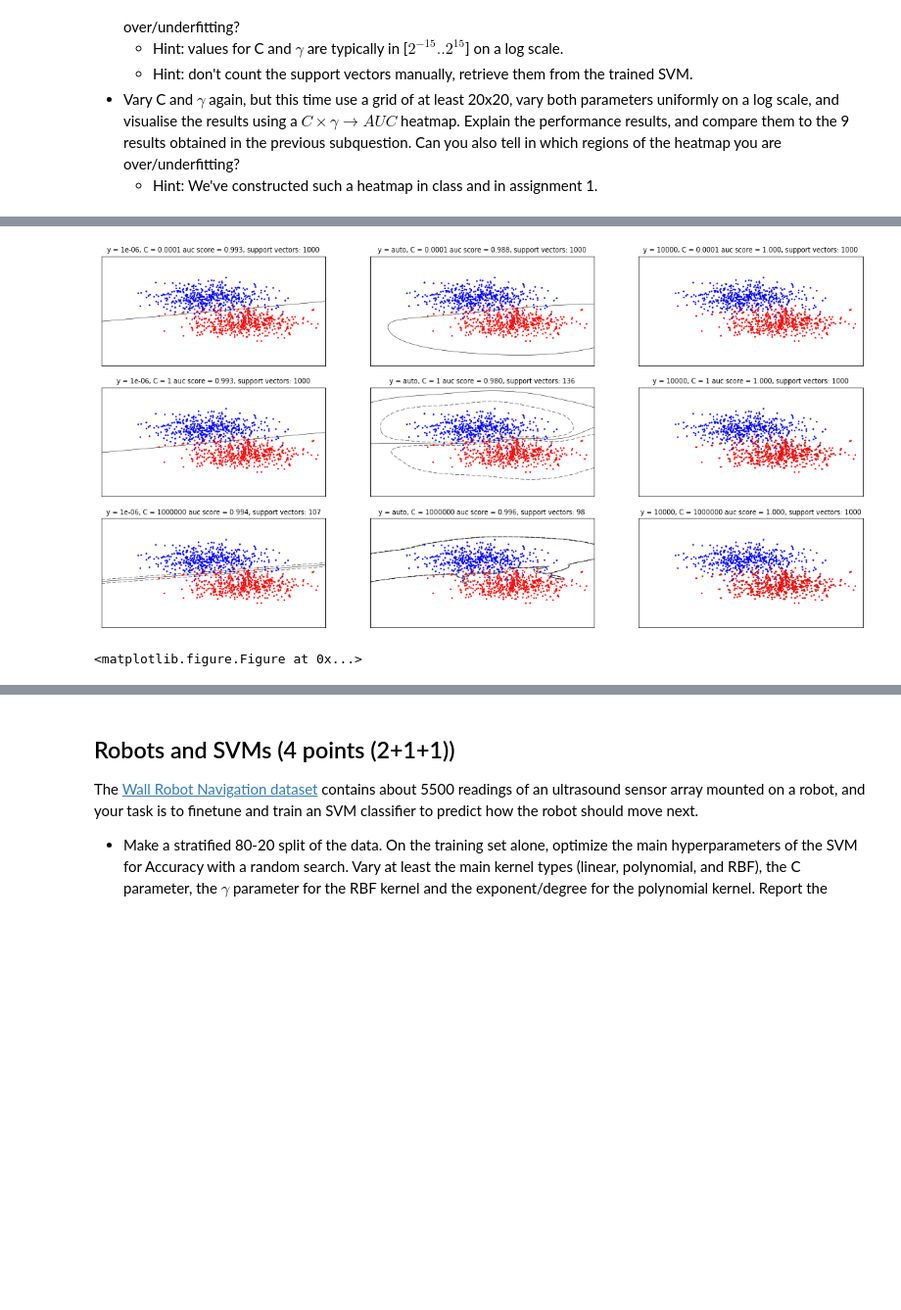
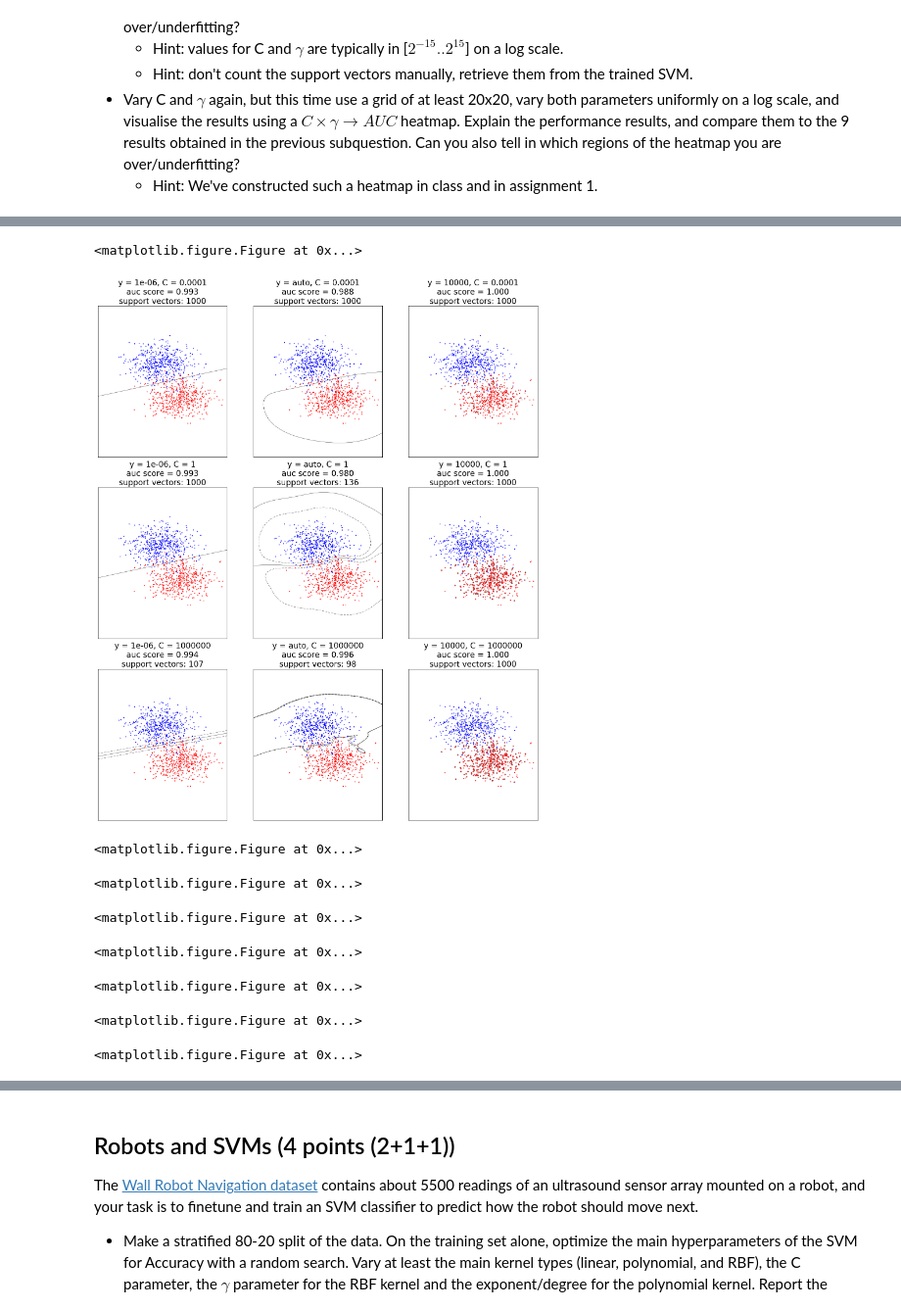
Before and after one commit to Zilarion/2IMW30-Assignment-1, a Jupyter notebook: Assignment 2.ipynb, the cells around one changed output, grey strips where cells are left out. Shown at 98% size. Drawn from its saved outputs; the diff is of its cells as text; code cells hidden in the pictures; blank space fills up the shorter version.

```diff
--- a/Assignment 2.ipynb
+++ b/Assignment 2.ipynb
@@ -41,7 +42,7 @@ for kernel, i in zip(['linear', 'poly', 'rbf'], range(3)):
     svc_auc = roc_auc_score(Y, clf.decision_function(X))
 
     # plot the line, the points, and the nearest vectors to the plane
-    axes[i].set_title('kernel = {}, 10-cv score = {:.3f}, auc score = {:.3f}'.format(kernel, np.mean(tenfoldscore), np.mean(svc_auc) ))
+    axes[i].set_title('kernel = {}\n10-cv score = {:.3f}\nauc score = {:.3f}'.format(kernel, np.mean(tenfoldscore), np.mean(svc_auc) ), fontsize=26)
     axes[i].scatter(X[:, 0], X[:, 1], c=Y, zorder=10, s=2, cmap=plt.cm.bwr)
 
     #plt.axis('tight')
@@ -74,7 +75,7 @@ gamma_range = [10**-6, "auto", 10**4]
 
 i = 0
 
-fig, axes = plt.subplots(3, 3, figsize=(20, 10))
+fig, axes = plt.subplots(3, 3, figsize=(20, 24))
 axes = axes.flatten()
 
 for C in C_range:
@@ -84,37 +85,44 @@ for C in C_range:
 
         svc_auc = roc_auc_score(Y, clf.decision_function(X))
 
         num_support_vectors = np.sum(clf.n_support_)
 
         # plot the line, the points, and the nearest vectors to the plane
-        plt.figure(fignum, figsize=(3, 3))
-        axes[i].set_title('y = {}, C = {} auc score = {:.3f}, support vectors: {}'.format(y, C, np.mean(svc_auc), num_support_vectors))
+        plt.figure(i, figsize=(4, 4))
+        axes[i].set_title('y = {}, C = {}\nauc score = {:.3f}\nsupport vectors: {}'.format(y, C, np.mean(svc_auc), num_support_vectors), fontsize=20)
         axes[i].scatter(X[:, 0], X[:, 1], c=Y, zorder=10, s=2, cmap=plt.cm.bwr)
 
         x_min = -3
         x_max = 5
         y_min = -5
         y_max = 10
 
         XX, YY = np.mgrid[x_min:x_max:200j, y_min:y_max:200j]
         Z = clf.decision_function(np.c_[XX.ravel(), YY.ravel()])
 
         # Put the result into a color plot
         Z = Z.reshape(XX.shape)
         #axes[i].pcolormesh(XX, YY, Z > 0, cmap=plt.cm.bwr, alpha=0.1)
         axes[i].contour(XX, YY, Z, colors=['k', 'k', 'k'], linestyles=['--', '-', '--'],
                         levels=[-.5, 0, .5])
 
         axes[i].set_xlim(x_min, x_max)
         axes[i].set_ylim(y_min, y_max)
 
         axes[i].get_xaxis().set_visible(False)
         axes[i].get_yaxis().set_visible(False)
         i += 1
 plt.show()
 # %% [output]
+<matplotlib.figure.Figure at 0x...>
-[figure, old version]
+[figure, new version]
-<matplotlib.figure.Figure at 0x...>
+<matplotlib.figure.Figure at 0x...>
+<matplotlib.figure.Figure at 0x...>
+<matplotlib.figure.Figure at 0x...>
+<matplotlib.figure.Figure at 0x...>
+<matplotlib.figure.Figure at 0x...>
+<matplotlib.figure.Figure at 0x...>
+<matplotlib.figure.Figure at 0x...>
 # %%
 from sklearn.model_selection import GridSearchCV
 from sklearn.svm import SVC
```
Also changed, not shown: parts of 6 cells of this notebook, 1 other file.
